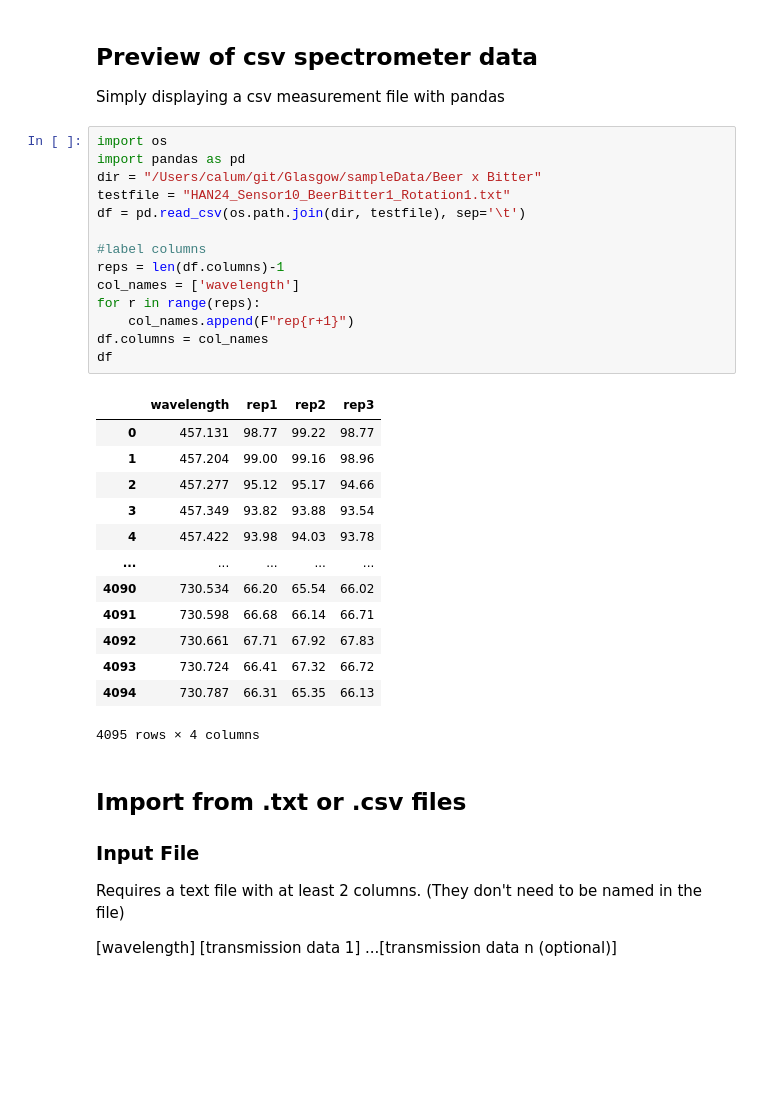
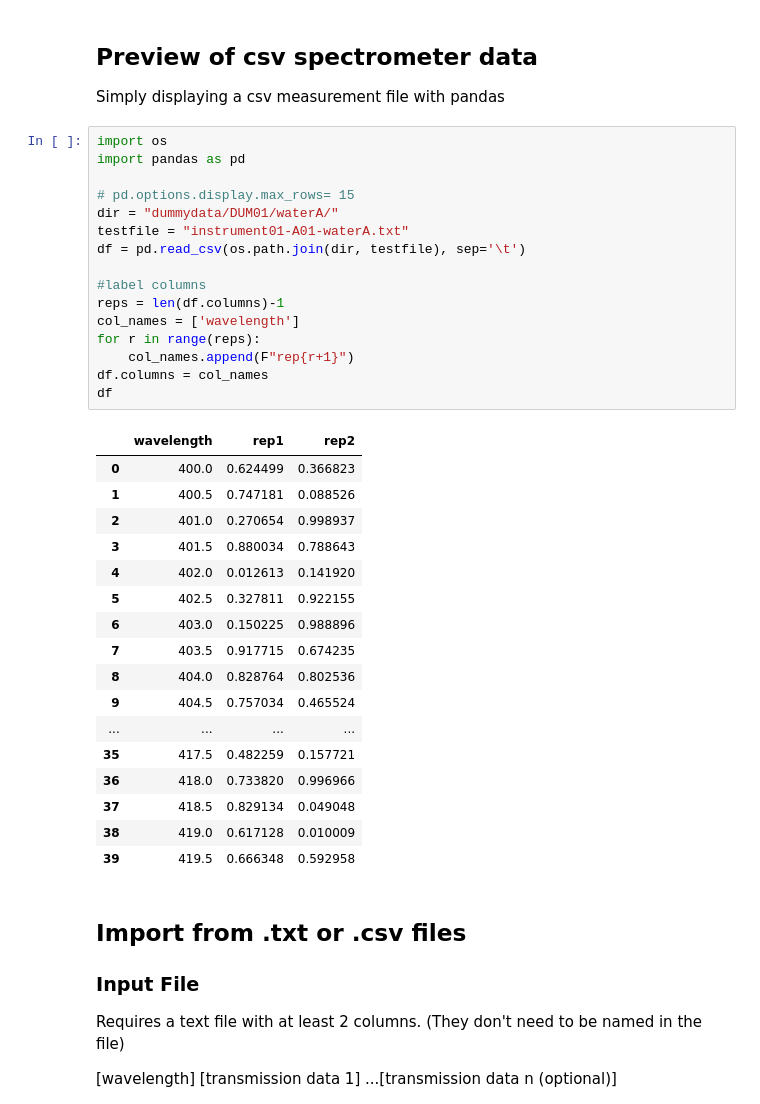
Before and after one commit to calcut/dwt-optical, a Jupyter notebook: csv_import_export.ipynb, the cells around one changed output. Drawn from its saved outputs; the diff is of its cells as text; blank space fills up the shorter version.

```diff
--- a/csv_import_export.ipynb
+++ b/csv_import_export.ipynb
@@ -74,31 +84,37 @@ Simply displaying a csv measurement file with pandas
 # %%
 import os
 import pandas as pd
-dir = "/Users/calum/git/Glasgow/sampleData/Beer x Bitter"
-testfile = "HAN24_Sensor10_BeerBitter1_Rotation1.txt"
+
+# pd.options.display.max_rows= 15
+dir = "dummydata/DUM01/waterA/"
+testfile = "instrument01-A01-waterA.txt"
 df = pd.read_csv(os.path.join(dir, testfile), sep='\t')
 
 #label columns
 reps = len(df.columns)-1
 col_names = ['wavelength']
 for r in range(reps):
 	col_names.append(F"rep{r+1}")
 df.columns = col_names
 df
 # %% [output]
-|  | wavelength | rep1 | rep2 | rep3 |
-| 0 | 457.131 | 98.77 | 99.22 | 98.77 |
-| 1 | 457.204 | 99.00 | 99.16 | 98.96 |
-| 2 | 457.277 | 95.12 | 95.17 | 94.66 |
-| 3 | 457.349 | 93.82 | 93.88 | 93.54 |
-| 4 | 457.422 | 93.98 | 94.03 | 93.78 |
-| ... | ... | ... | ... | ... |
-| 4090 | 730.534 | 66.20 | 65.54 | 66.02 |
-| 4091 | 730.598 | 66.68 | 66.14 | 66.71 |
-| 4092 | 730.661 | 67.71 | 67.92 | 67.83 |
-| 4093 | 730.724 | 66.41 | 67.32 | 66.72 |
-| 4094 | 730.787 | 66.31 | 65.35 | 66.13 |
+|  | wavelength | rep1 | rep2 |
+| 0 | 400.0 | 0.624499 | 0.366823 |
+| 1 | 400.5 | 0.747181 | 0.088526 |
+| 2 | 401.0 | 0.270654 | 0.998937 |
+| 3 | 401.5 | 0.880034 | 0.788643 |
+| 4 | 402.0 | 0.012613 | 0.141920 |
+| 5 | 402.5 | 0.327811 | 0.922155 |
+| 6 | 403.0 | 0.150225 | 0.988896 |
+| 7 | 403.5 | 0.917715 | 0.674235 |
+| 8 | 404.0 | 0.828764 | 0.802536 |
+| 9 | 404.5 | 0.757034 | 0.465524 |
+| ... | ... | ... | ... |
+| 35 | 417.5 | 0.482259 | 0.157721 |
+| 36 | 418.0 | 0.733820 | 0.996966 |
+| 37 | 418.5 | 0.829134 | 0.049048 |
+| 38 | 419.0 | 0.617128 | 0.010009 |
+| 39 | 419.5 | 0.666348 | 0.592958 |
-4095 rows × 4 columns
 # %% [markdown]
 ## Import from .txt or .csv files
 
```
Also changed, not shown: parts of 20 cells of this notebook, 1 other file.
